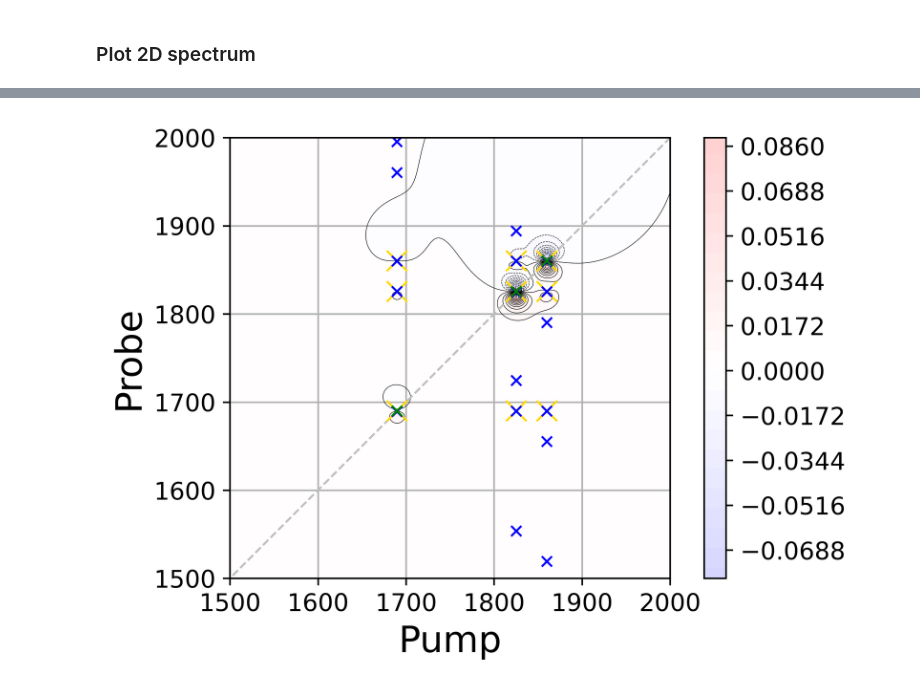
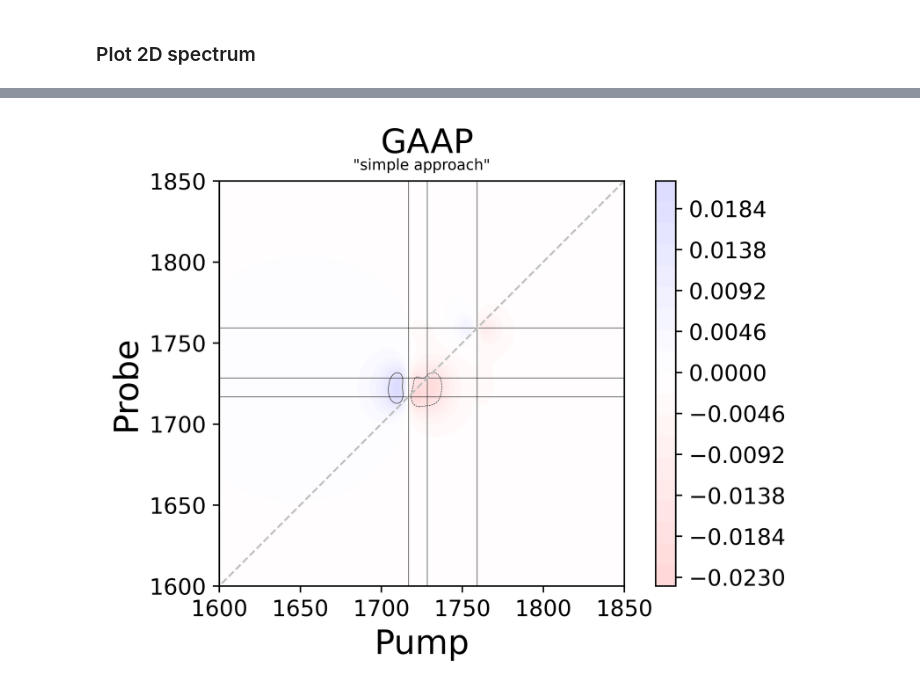
Before and after one commit to chjacob-tubs/Vibrations2D, a Jupyter notebook: New_2DIR.ipynb, the cells around one changed output, grey strips where cells are left out. Cells and saved outputs as stored; diff of their text form; code cells hidden in the pictures.

```diff
--- a/New_2DIR.ipynb
+++ b/New_2DIR.ipynb
@@ -9,17 +9,20 @@ import matplotlib.pyplot as plt
 # %% [markdown]
 ### Load data
 # %%
-mol = 'molname' # used to name the plots
+mol = 'GAAP' # used to name the plots
 
-path = 'data/uracil_3modes'
+path = 'data/GAAP_onlyCO'
 #path = 'data/uracil_deu_explD2O/'
 freqmat = np.loadtxt('%s/freqsmat.txt' %(path))
 transmat = np.load('%s/transmat.npy' %(path))
 
 
-newmin = 1500
-newmax = 2000
+newmin = 1600
+newmax = 1850
 steps = 500
+
+saveplot = True
+invertaxis = True
 
 harm = None
 if os.path.isfile('%s/transmatharm.npy' %(path)) and os.path.isfile('%s/freqsmatharm.txt' %(path)):
@@ -59,9 +60,17 @@ if harm:
 # %% [markdown]
 ### Plot 2D spectrum
 # %%
+lssmall = 9
+lsmedium = 12
+lslarge = 18
+
 x,y,z = spectrum().calc_lorentz_spectrum2d(exc,emi,ble,newmin,newmax,steps)
 z_val = spectrum().find_minmax(z)
+ifreqs = anharmcalc.set_initial_freqs()
+print(ifreqs)
 
 if harm:
     xh,yh,zh = spectrum().calc_lorentz_spectrum2d(exch,emih,bleh,newmin,newmax,steps)
     z_valh = spectrum().find_minmax(zh)
+    ifreqsh = harmcalc.set_initial_freqs()
+    print(ifreqsh)
@@ -95,27 +124,44 @@ plt.plot(emi[0],emi[1], "gx", label='stim. emiss.', markersize=5)
 # %%
 if harm:
     fig, ax = plt.subplots(dpi=600)
+
+    plt.suptitle(mol,fontsize=lslarge)
+    plt.title('"simple approach"',fontsize=8)
+
+    plt.vlines(ifreqsh, newmin, newmax, colors='k', linewidth=.5, alpha=.5)
+    plt.hlines(ifreqsh, newmin, newmax, colors='k', linewidth=.5, alpha=.5)
     plt.plot([0,newmax], [0,newmax], ls="--", c="0.75", linewidth=1)
 
-    plt.grid(True)
+    #plt.grid(True)
     ax.set_aspect(1./ax.get_data_ratio())
 
-    fig = plt.contourf(xh,yh,zh, 500, alpha=1, cmap=plt.cm.seismic, vmax=z_val, vmin=-z_val)
-    CS = plt.contour(xh,yh,zh,25,colors='k',linewidths=.25)
+    if invertaxis:
+        fig = plt.contourf(xh,yh,zh.transpose(), 500, alpha=1, cmap=plt.cm.seismic_r, vmax=z_val, vmin=-z_val)
+        CS = plt.contour(xh,yh,zh.transpose(), spectrum().set_line_spacing(abs(z.max()),20),colors='k',linewidths=.25)
+    else:
+        fig = plt.contourf(xh,yh,zh, 500, alpha=1, cmap=plt.cm.seismic_r, vmax=z_val, vmin=-z_val)
+        CS = plt.contour(xh,yh,zh, spectrum().set_line_spacing(abs(z.max()),20),colors='k',linewidths=.25)
 
     cbar = plt.colorbar(fig)
-    cbar.ax.tick_params(labelsize=12)
-    ax.tick_params(labelsize=12)
-    plt.xlabel('Pump', fontsize=18)
-    plt.ylabel('Probe', fontsize=18)
+    cbar.ax.tick_params(labelsize=lsmedium)
+    ax.tick_params(labelsize=lsmedium)
+    if invertaxis:
+        plt.xlabel('Pump', fontsize=lslarge)
+        plt.ylabel('Probe', fontsize=lslarge)
+    else:
+        plt.xlabel('Probe', fontsize=lslarge)
+        plt.ylabel('Pump', fontsize=lslarge)
     plt.xlim(newmin,newmax)
     plt.ylim(newmin,newmax)
 
-    plt.plot(bleh[0],bleh[1], "x", color='gold', label='bleaching', markersize=10)
-    plt.plot(exch[0],exch[1], "bx", label='excitation', markersize=5)
-    plt.plot(emih[0],emih[1], "gx", label='stim. emiss.', markersize=5)
+    #plt.plot(bleh[0],bleh[1], "x", color='gold', label='bleaching', markersize=10)
+    #plt.plot(exch[0],exch[1], "bx", label='excitation', markersize=5)
+    #plt.plot(emih[0],emih[1], "gx", label='stim. emiss.', markersize=5)
 
-
-    #plt.savefig('%s_harm_lorentz.png' %(mol),bbox_inches='tight')
+    if saveplot:
+        if invertaxis:
+            plt.savefig('%s_harm_lorentz_.png' %(mol),bbox_inches='tight')
+        else:
+            plt.savefig('%s_harm_lorentz.png' %(mol),bbox_inches='tight')
 # %% [output]
-[figure, old version]
+[figure, new version]
```
Also changed, not shown: parts of 3 cells of this notebook, 11 other files.
